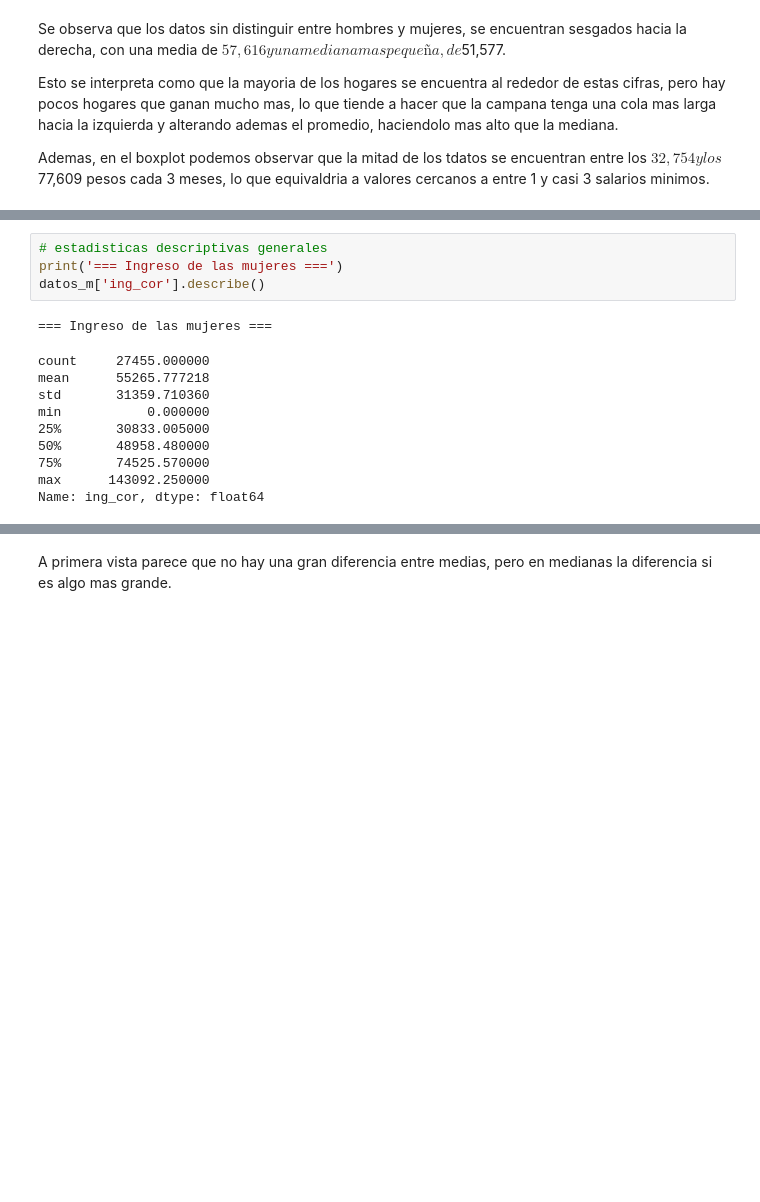
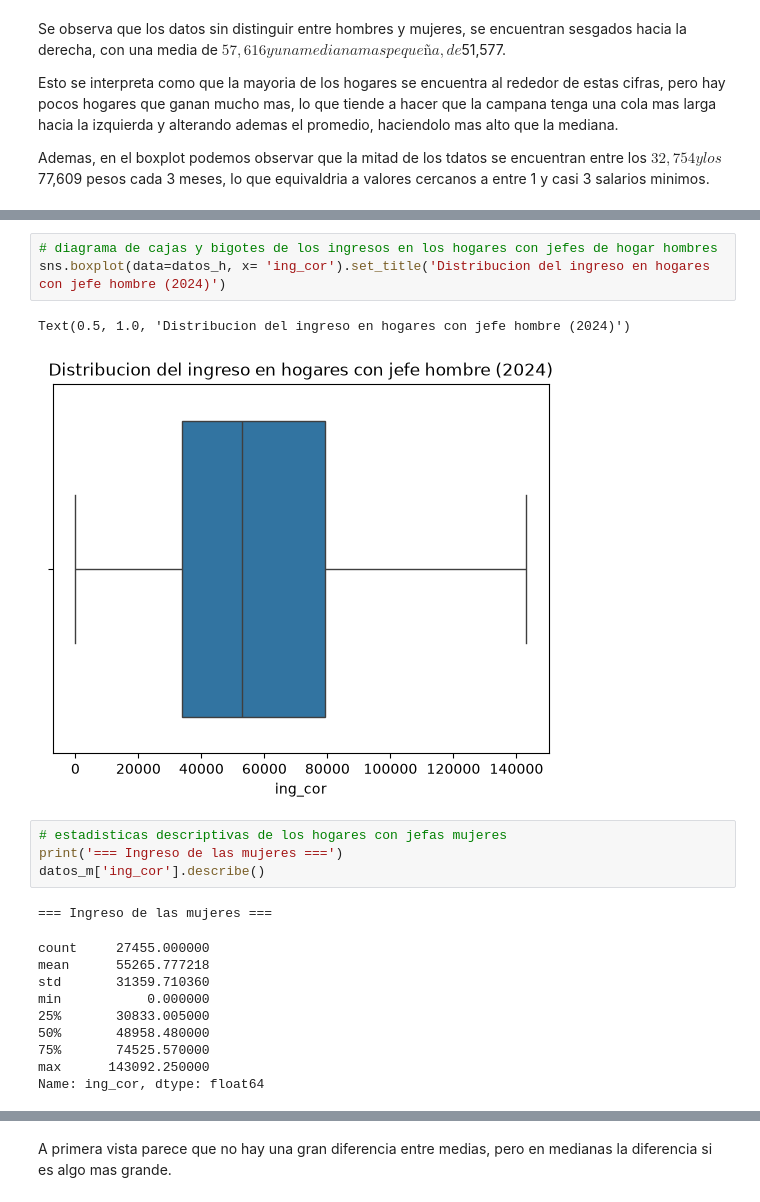
Before and after one commit to OswaldoRamAlv/ENIGH-2024---regresi-n-ingresos, a Jupyter notebook: code/Medias_Sexo/Medias.ipynb, the cells around one changed output, grey strips where cells are left out. Drawn from its saved outputs; the diff is of its cells as text; blank space fills up the shorter version.

```diff
--- a/code/Medias_Sexo/Medias.ipynb
+++ b/code/Medias_Sexo/Medias.ipynb
@@ -141,5 +148,11 @@ Name: ing_cor, dtype: float64
+# %%
+# diagrama de cajas y bigotes de los ingresos en los hogares con jefes de hogar hombres
+sns.boxplot(data=datos_h, x= 'ing_cor').set_title('Distribucion del ingreso en hogares con jefe hombre (2024)')
+# %% [output]
+Text(0.5, 1.0, 'Distribucion del ingreso en hogares con jefe hombre (2024)')
+[figure, added]
 # %%
-# estadisticas descriptivas generales
+# estadisticas descriptivas de los hogares con jefas mujeres
 print('=== Ingreso de las mujeres ===')
 datos_m['ing_cor'].describe()
 # %% [output]
```
Also changed, not shown: parts of 5 cells of this notebook.
